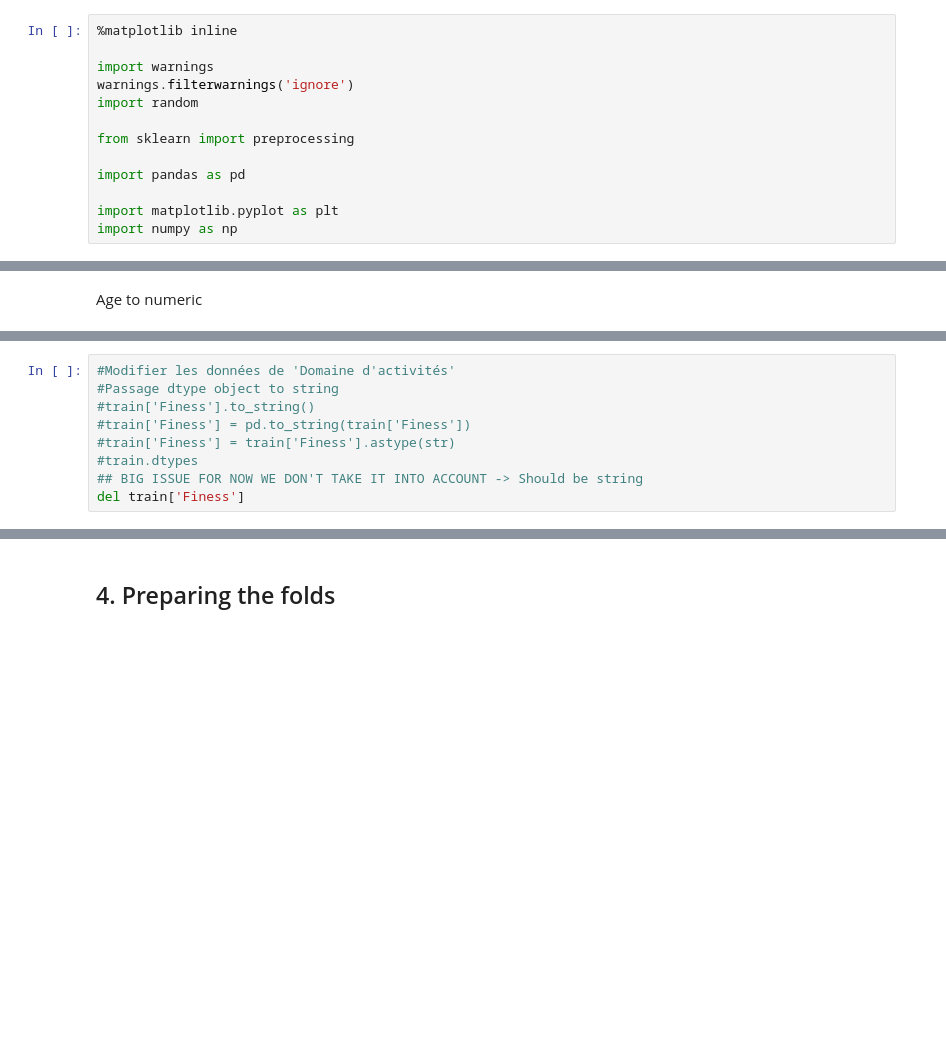
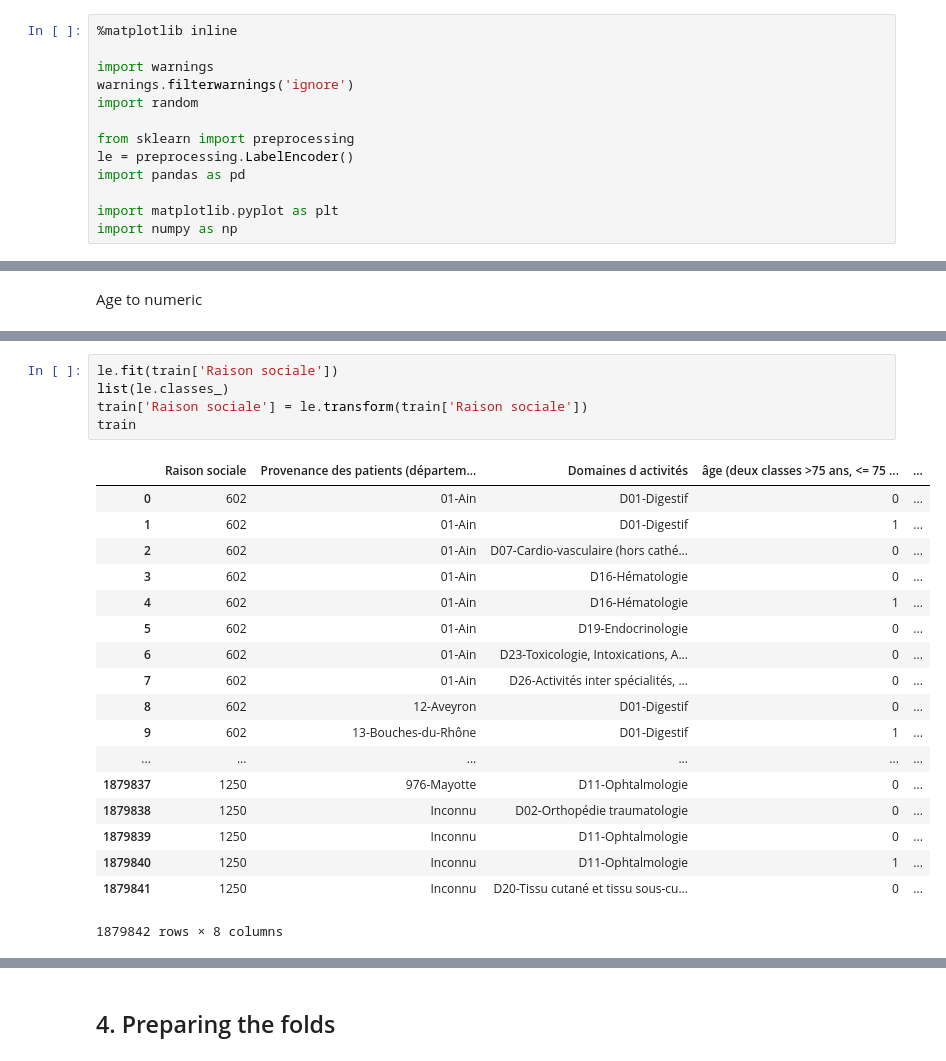
Before and after one commit to jeanmalo/Challenge-ML, a Jupyter notebook: Challenge X WS.ipynb, the cells around one changed output, grey strips where cells are left out. Drawn from its saved outputs; the diff is of its cells as text; blank space fills up the shorter version.

Commit message:
All dataframe column

```diff
--- a/Challenge X WS.ipynb
+++ b/Challenge X WS.ipynb
@@ -16,7 +16,7 @@ warnings.filterwarnings('ignore')
 import random
 
 from sklearn import preprocessing
-
+le = preprocessing.LabelEncoder()
 import pandas as pd
 
 import matplotlib.pyplot as plt
@@ -159,15 +158,30 @@ Nombre total de séjours/séances                        int64
 annee                                                  int64
 cible1                                               float64
 dtype: object
-# %%
-#Modifier les données de 'Domaine d'activités'
-#Passage dtype object to string
-#train['Finess'].to_string()
-#train['Finess'] = pd.to_string(train['Finess'])
-#train['Finess'] = train['Finess'].astype(str)
-#train.dtypes
-## BIG ISSUE FOR NOW WE DON'T TAKE IT INTO ACCOUNT -> Should be string
-del train['Finess']
+# %%
+le.fit(train['Raison sociale'])
+list(le.classes_)
+train['Raison sociale'] = le.transform(train['Raison sociale'])
+train
+# %% [output]
+|  | Raison sociale | Provenance des patients (départem... | Domaines d activités | âge (deux classes >75 ans, <= 75 ... | ... |
+| 0 | 602 | 01-Ain | D01-Digestif | 0 | ... |
+| 1 | 602 | 01-Ain | D01-Digestif | 1 | ... |
+| 2 | 602 | 01-Ain | D07-Cardio-vasculaire (hors cathé... | 0 | ... |
+| 3 | 602 | 01-Ain | D16-Hématologie | 0 | ... |
+| 4 | 602 | 01-Ain | D16-Hématologie | 1 | ... |
+| 5 | 602 | 01-Ain | D19-Endocrinologie | 0 | ... |
+| 6 | 602 | 01-Ain | D23-Toxicologie, Intoxications, A... | 0 | ... |
+| 7 | 602 | 01-Ain | D26-Activités inter spécialités, ... | 0 | ... |
+| 8 | 602 | 12-Aveyron | D01-Digestif | 0 | ... |
+| 9 | 602 | 13-Bouches-du-Rhône | D01-Digestif | 1 | ... |
+| ... | ... | ... | ... | ... | ... |
+| 1879837 | 1250 | 976-Mayotte | D11-Ophtalmologie | 0 | ... |
+| 1879838 | 1250 | Inconnu | D02-Orthopédie traumatologie | 0 | ... |
+| 1879839 | 1250 | Inconnu | D11-Ophtalmologie | 0 | ... |
+| 1879840 | 1250 | Inconnu | D11-Ophtalmologie | 1 | ... |
+| 1879841 | 1250 | Inconnu | D20-Tissu cutané et tissu sous-cu... | 0 | ... |
+1879842 rows × 8 columns
 # %%
 #pd.get_dummies(pd.Series(list('acbcaadeeef')))
 train_DA = pd.get_dummies(train['Domaines d activités'])
```
Also changed, not shown: parts of 8 cells of this notebook.
